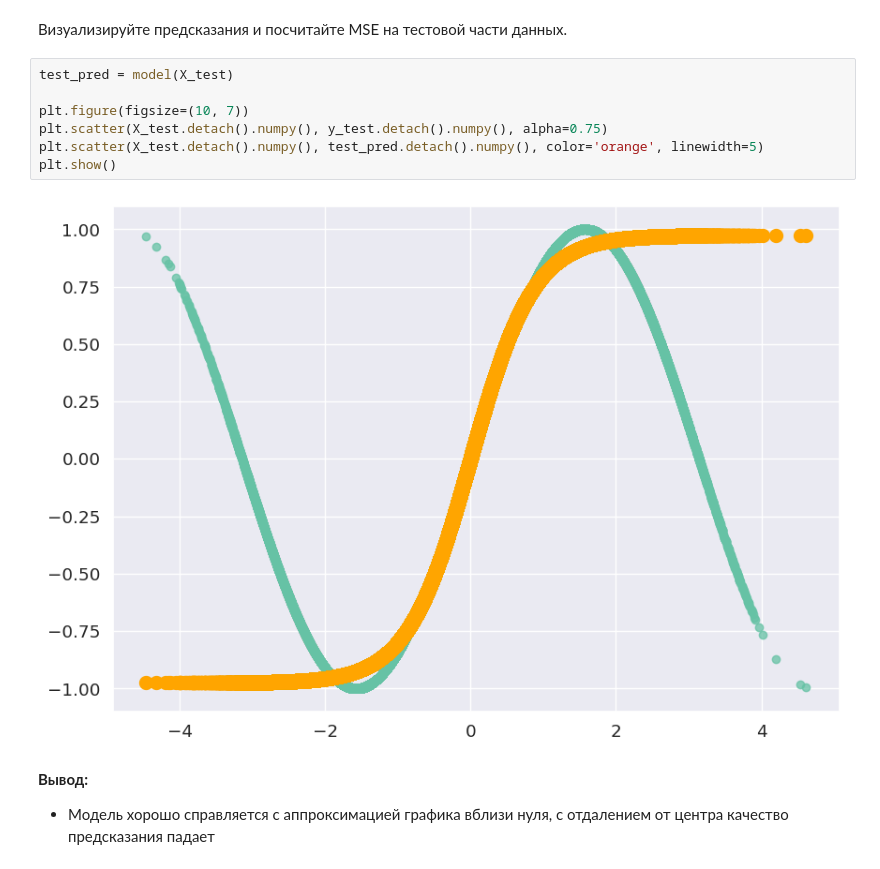
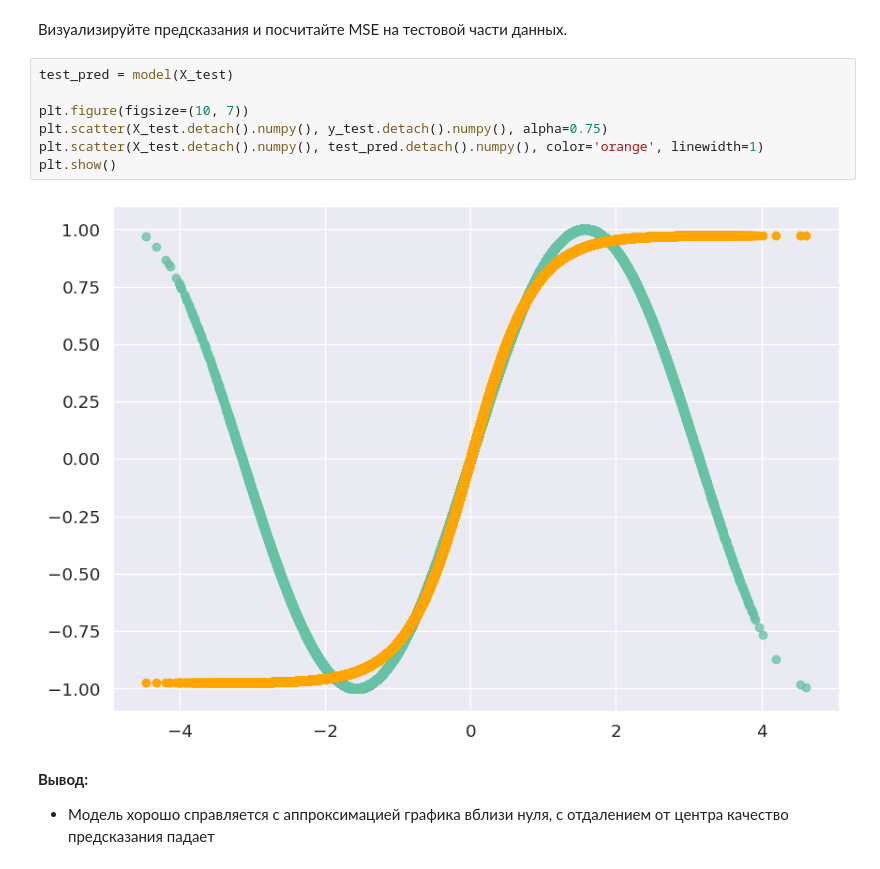
Before and after one commit to andreykirkicha/DataAnalysis_MIPT-course, a Jupyter notebook: Work_04/task4.ipynb, the cells around one changed output. Cells and saved outputs as stored; diff of their text form.

```diff
--- a/Work_04/task4.ipynb
+++ b/Work_04/task4.ipynb
@@ -200,12 +200,12 @@ for i in range(num_iter):
 # %%
 test_pred = model(X_test)
 
 plt.figure(figsize=(10, 7))
 plt.scatter(X_test.detach().numpy(), y_test.detach().numpy(), alpha=0.75)
-plt.scatter(X_test.detach().numpy(), test_pred.detach().numpy(), color='orange', linewidth=5)
+plt.scatter(X_test.detach().numpy(), test_pred.detach().numpy(), color='orange', linewidth=1)
 plt.show()
 # %% [output]
-[figure, old version]
+[figure, new version]
 # %% [markdown]
 **Вывод:**
 - Модель хорошо справляется с аппроксимацией графика вблизи нуля, с отдалением от центра качество предсказания падает
```
Also changed, not shown: parts of 3 cells of this notebook.
